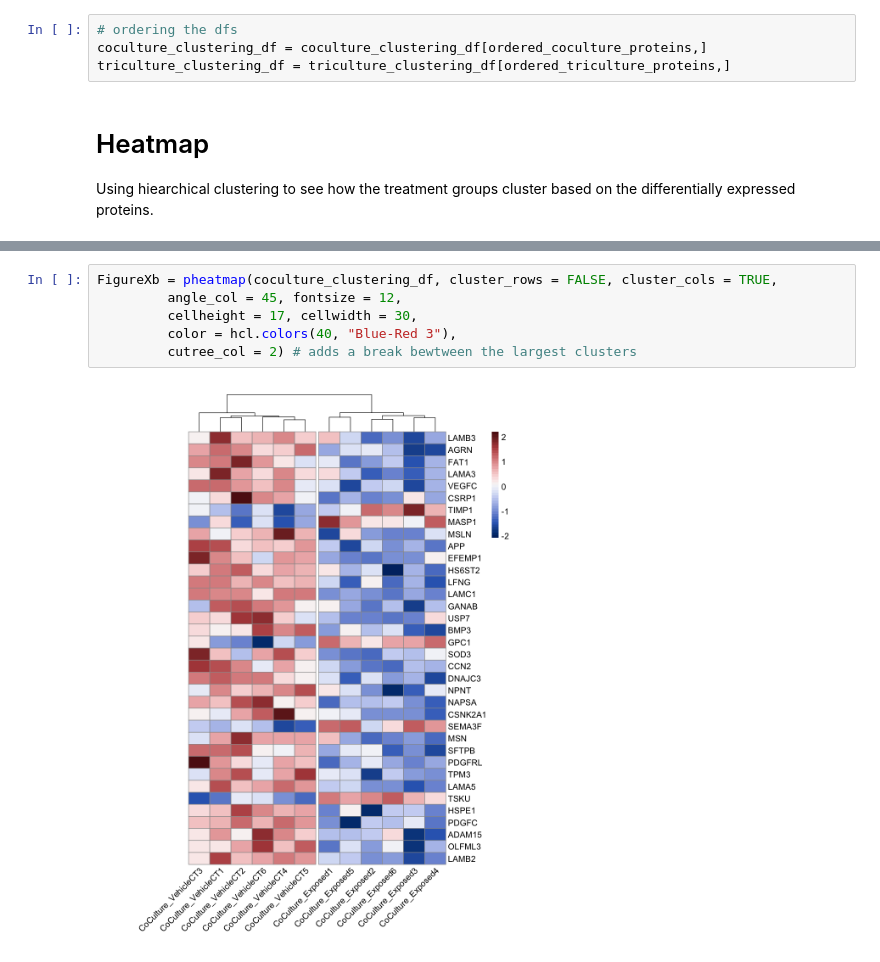
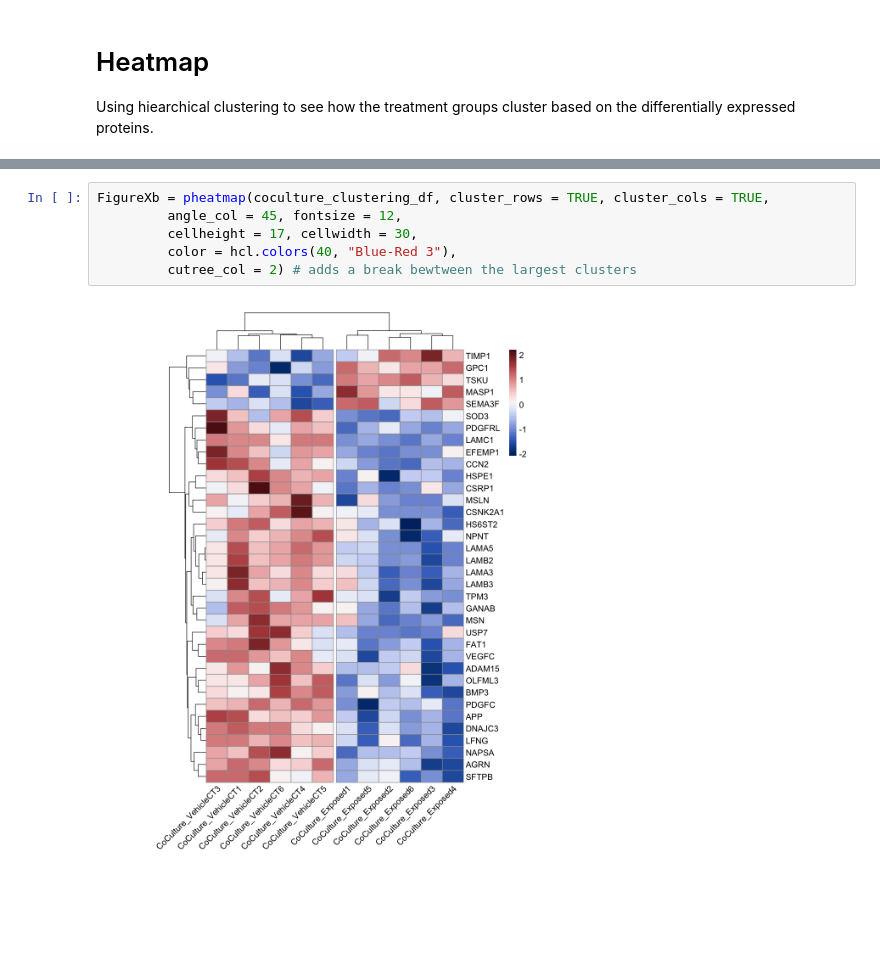
Before and after one commit to alexispayton/Wildfires-and-Extracellular-Vesicles-EVs-Woodsmoke-Alters-EV-Proteomic-Signatures-involved-in-Ext, a Jupyter notebook: 6. Hierarchical Clustering Heatmap/Hierarchical Clustering Heatmap.ipynb, the cells around one changed output, grey strips where cells are left out. Cells and saved outputs as stored; diff of their text form; blank space fills up the shorter version.

```diff
--- a/6. Hierarchical Clustering Heatmap/Hierarchical Clustering Heatmap.ipynb
+++ b/6. Hierarchical Clustering Heatmap/Hierarchical Clustering Heatmap.ipynb
@@ -131,7 +85,3 @@ A tibble: 6 × 2
-# %%
-# ordering the dfs
-coculture_clustering_df = coculture_clustering_df[ordered_coculture_proteins,]
-triculture_clustering_df = triculture_clustering_df[ordered_triculture_proteins,]
 # %% [markdown]
 # Heatmap
 
@@ -148,11 +98,11 @@ FigureXa = pheatmap(triculture_clustering_df, cluster_rows = FALSE, cluster_cols
 # %%
-FigureXb = pheatmap(coculture_clustering_df, cluster_rows = FALSE, cluster_cols = TRUE,
+FigureXb = pheatmap(coculture_clustering_df, cluster_rows = TRUE, cluster_cols = TRUE,
          angle_col = 45, fontsize = 12,
          cellheight = 17, cellwidth = 30,
          color = hcl.colors(40, "Blue-Red 3"),
          cutree_col = 2) # adds a break bewtween the largest clusters
 # %% [output]
-[figure, old version]
+[figure, new version]
 # %%
 options(repr.plot.width=17.5, repr.plot.height=11) #changing size
 # creating 1 figure
```
Also changed, not shown: parts of 5 cells of this notebook.
